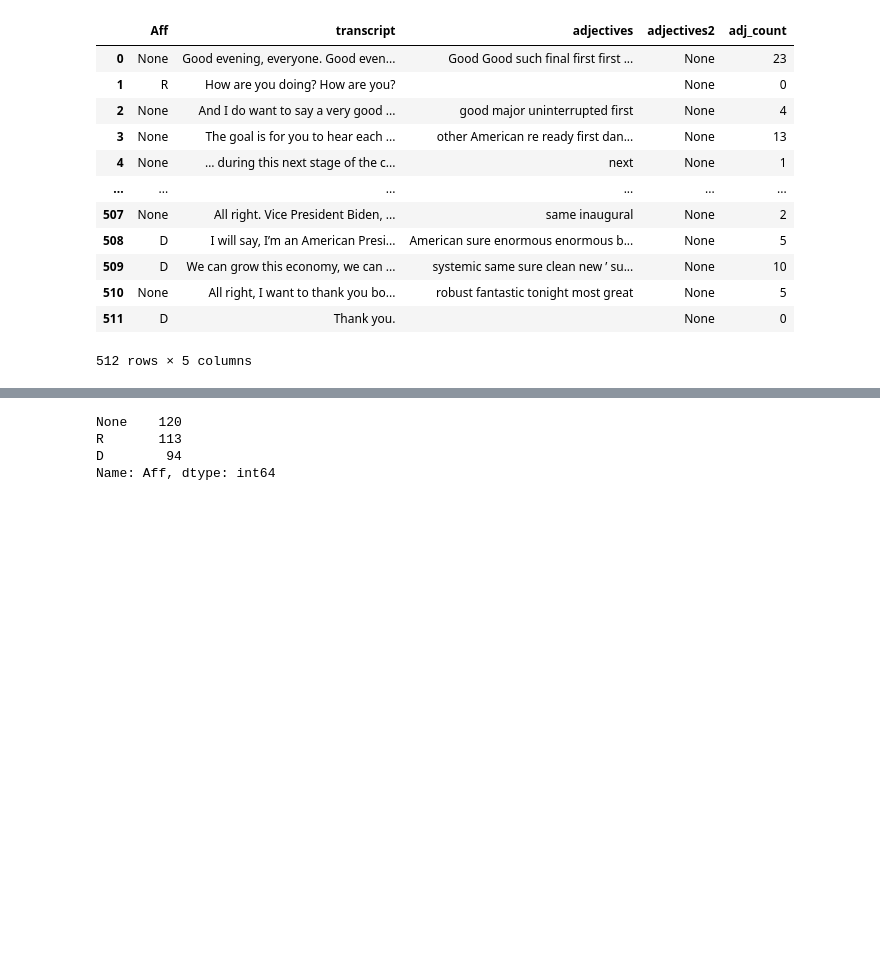
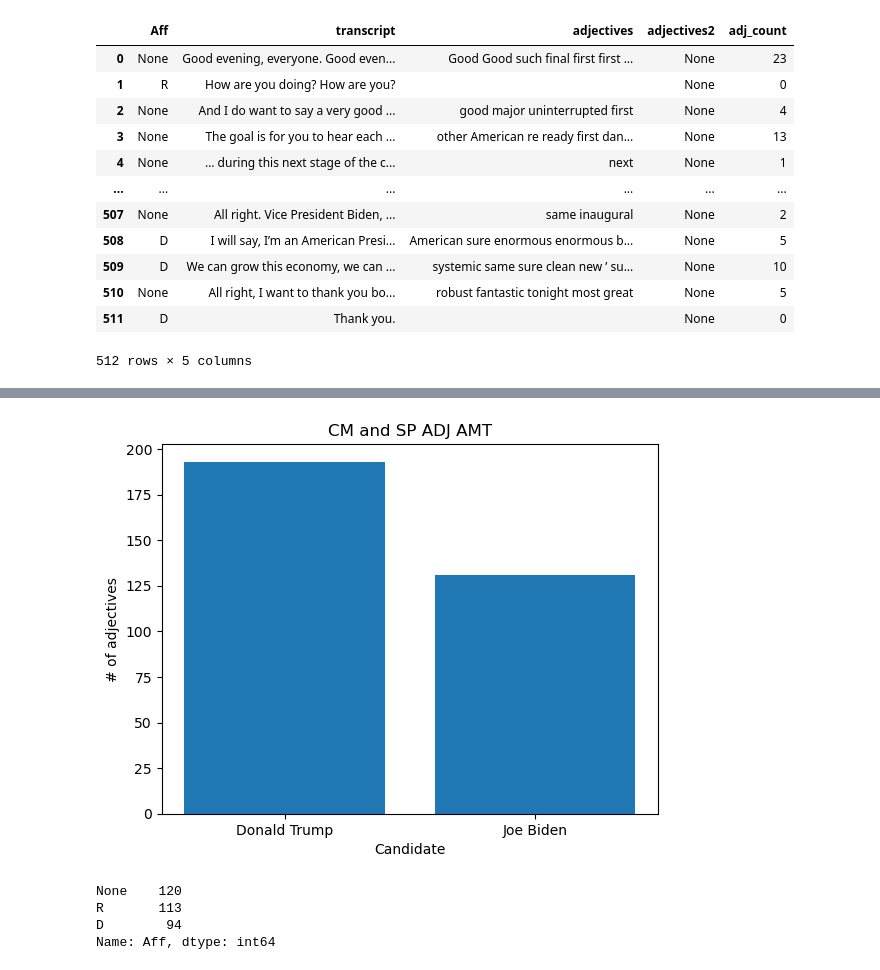
Before and after one commit to Data-Science-for-Linguists-2021/PoliticalRhetoric-analysis, a Jupyter notebook: analysis_notebooks/extra_analysis.ipynb, the cells around one changed output, grey strips where cells are left out. Cells and saved outputs as stored; diff of their text form; code cells hidden in the pictures; blank space fills up the shorter version.

```diff
--- a/analysis_notebooks/extra_analysis.ipynb
+++ b/analysis_notebooks/extra_analysis.ipynb
@@ -88,3 +116,18 @@ plt.show()
+# %%
+import matplotlib.pyplot as plt; plt.rcdefaults()
+import numpy as np
+import matplotlib.pyplot as plt
+
+aff = ['Donald Trump','Joe Biden']
+mean_adj = [allpresdebate[allpresdebate.Aff == 'R'].adj_count3.count(), allpresdebate[allpresdebate.Aff == 'D'].adj_count3.count()]
+
+plt.bar(aff,mean_adj)
+plt.title('CM and SP ADJ AMT')
+plt.ylabel('# of adjectives')
+plt.xlabel('Candidate')
+plt.show()
+# %% [output]
+[figure, added]
 # %%
 allvpdebate = pd.read_csv("/Users/emmatarcson/Documents/data_science/RhetoricalFactor-analysis/data/all_speakers/pagedebate2020.csv")
 allvpdebate = allvpdebate[['Aff','transcript']]
```
Also changed, not shown: parts of 12 cells of this notebook, 1 other file.
